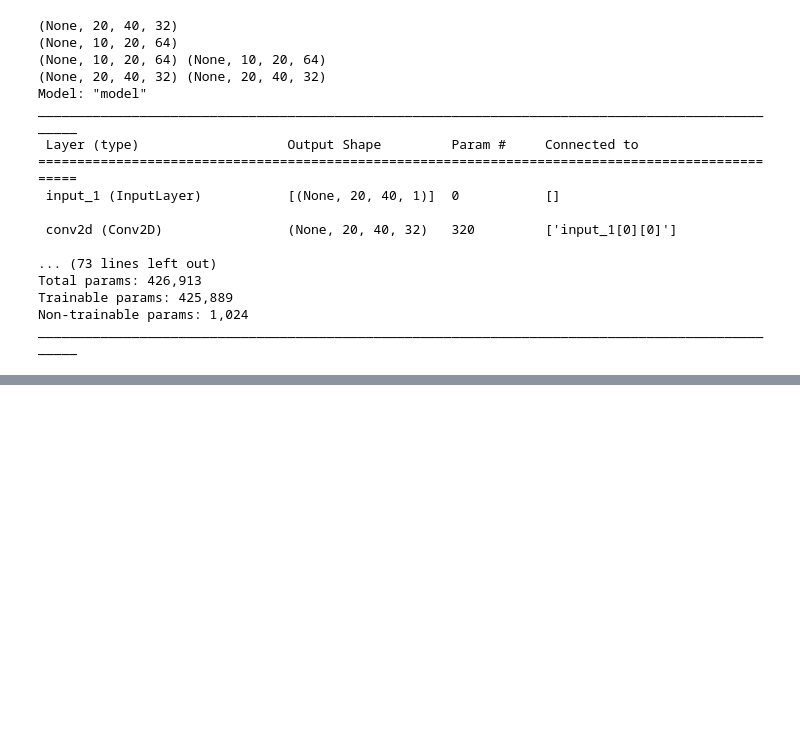
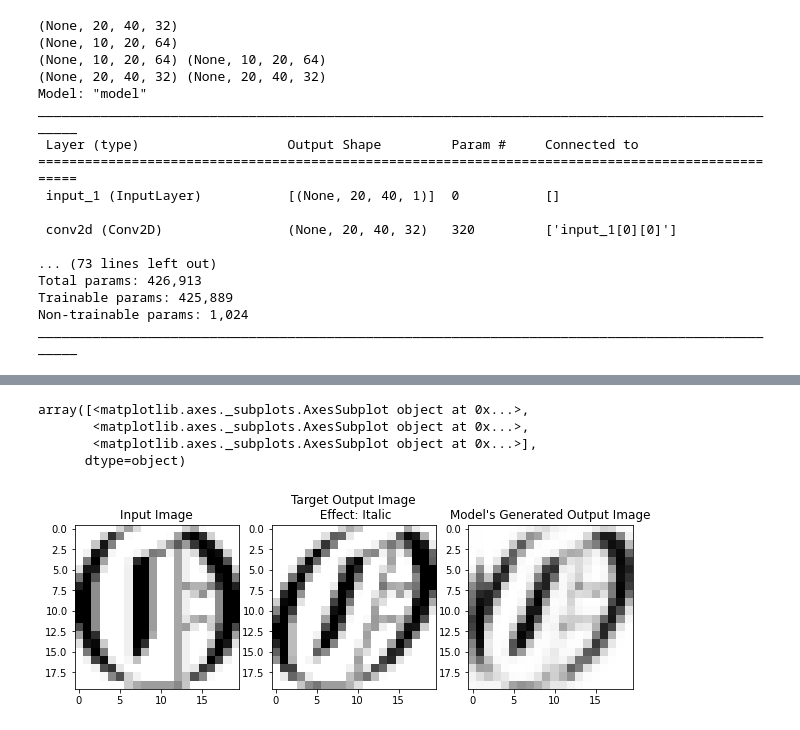
Before and after one commit to benduong2001/dsproject_font_decorator_bolditalic_unet, a Jupyter notebook: font_bolditalic_unet_v2.ipynb, the cells around one changed output, grey strips where cells are left out. Drawn from its saved outputs; the diff is of its cells as text; code cells hidden in the pictures; blank space fills up the shorter version.

```diff
--- a/font_bolditalic_unet_v2.ipynb
+++ b/font_bolditalic_unet_v2.ipynb
@@ -174,19 +158,2 @@ KeyboardInterrupt: ignored
 # %%
 output_data = unet_model.predict(x_test, batch_size=512)
-# %%
-test_idx = 900 # Q, italic
-test_idx = 902 # Q, bolded
-test_idx = 67 # san-serif P, italic
-test_idx = 261 # serif M, italic
-test_idx = 262 # serif M, bolded
-test_idx = 1400 # scribbly K, italic
-test_idx = 2000 # script O, bolded
-test_idx = 1800 # broadaway N, italic
-test_idx = 6000 # Gothic O, bold
-test_idx = 5998 # Gothic O, italic
-test_idx = 3443 # slab serif F, bold
-test_idx = 5437 # cursive z?, italic
-test_idx = 5438 # cursive z?, bold
-
-
-plt.imshow(np.squeeze((x_test[test_idx]*255).astype(int)))
@@ -205,0 +165,34 @@ plt.imshow(np.squeeze((y_test[test_idx]*255).astype(int)))
+# %%
+def show_test_images(test_idx):
+    # shows the images for the test set, with the x image, prediction image, and actual y image,
+    fig, axes = plt.subplots(nrows=1, ncols=3, figsize=(10, 30))
+    temp_x_test_img = np.squeeze((x_test[test_idx]*255).astype(int))
+    temp_y_test_img = np.squeeze((y_test[test_idx]*255).astype(int))
+    temp_pred_img = np.squeeze((output_data[test_idx]*255).astype(int))
+
+    MAX_PIXEL_SHADE = 255
+    if temp_x_test_img[:,20:].mean() == MAX_PIXEL_SHADE:
+        effect = "Bold & Italic"
+    elif temp_x_test_img[:,20:].mean() == 0:
+        effect = "No Effect"
+    else:
+        if temp_x_test_img[:10,20:].mean() == MAX_PIXEL_SHADE:
+            effect = "Italic"
+        else:
+            effect = "Bold"
+
+    axes[0].imshow(MAX_PIXEL_SHADE-temp_x_test_img[:,:20], cmap="gray")
+    axes[0].set_title("Input Image")
+    axes[2].imshow(MAX_PIXEL_SHADE-temp_pred_img[:,:20], cmap="gray")
+    axes[2].set_title("Model's Generated Output Image")
+    axes[1].imshow(MAX_PIXEL_SHADE-temp_y_test_img[:,:20], cmap="gray")
+    axes[1].set_title("Target Output Image\n Effect: {0}".format(effect))
+    return axes
+# %%
+show_test_images(5998)
+# %% [output]
+array([<matplotlib.axes._subplots.AxesSubplot object at 0x...>,
+       <matplotlib.axes._subplots.AxesSubplot object at 0x...>,
+       <matplotlib.axes._subplots.AxesSubplot object at 0x...>],
+      dtype=object)
+[figure, added]
```
Also changed, not shown: parts of 29 cells of this notebook.
